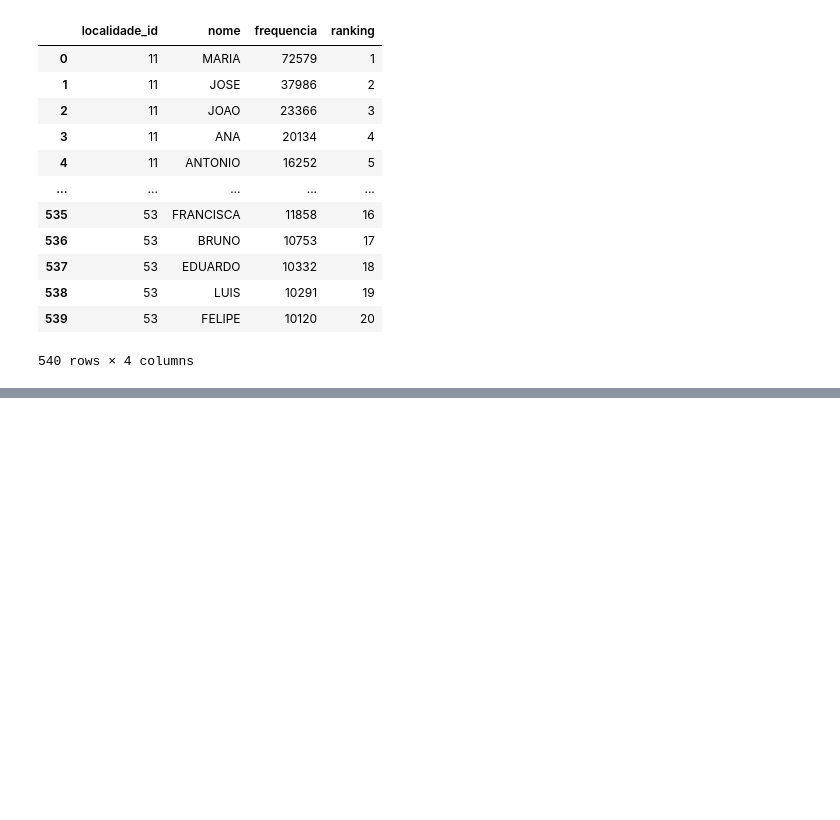
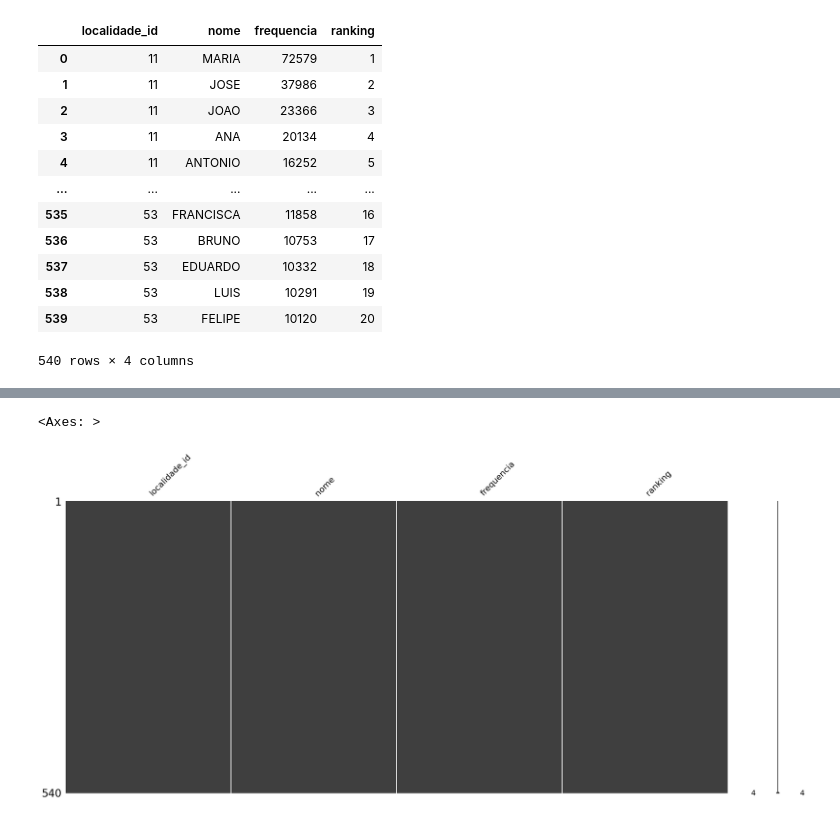
Before and after one commit to Francis-Vieira/GIT_AULAS, a Jupyter notebook: Aula 14 - Entrega parcial.ipynb, the cells around one changed output, grey strips where cells are left out. Saved outputs shown, nothing was run; the diff lists cells and outputs as text; code cells hidden in the pictures; blank space fills up the shorter version.

```diff
--- a/Aula 14 - Entrega parcial.ipynb
+++ b/Aula 14 - Entrega parcial.ipynb
@@ -125,0 +214,6 @@ bd_ranking
+# %%
+#Validar conteúdo dataframe
+msno.matrix(bd_ranking)
+# %% [output]
+<Axes: >
+[figure, added]
```
Also changed, not shown: parts of 12 cells of this notebook, 1 other file.
